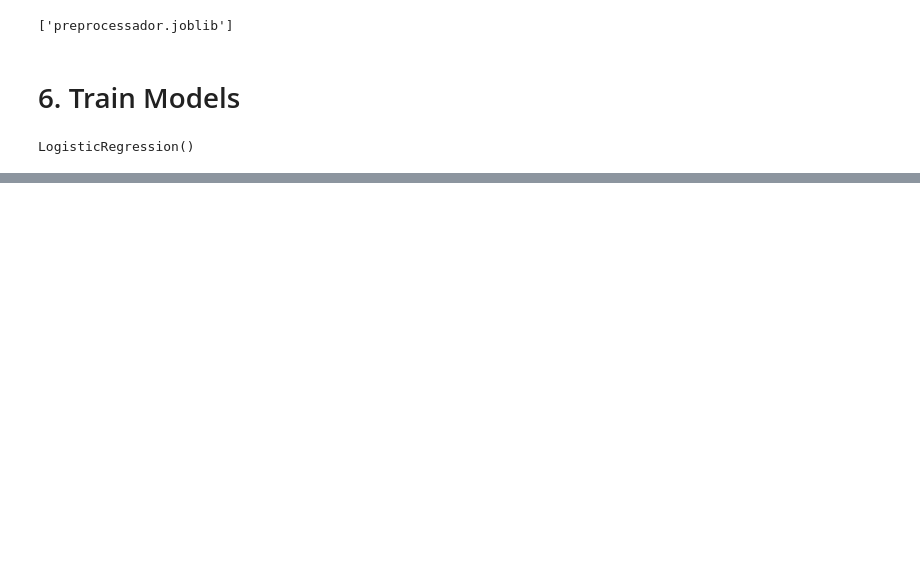
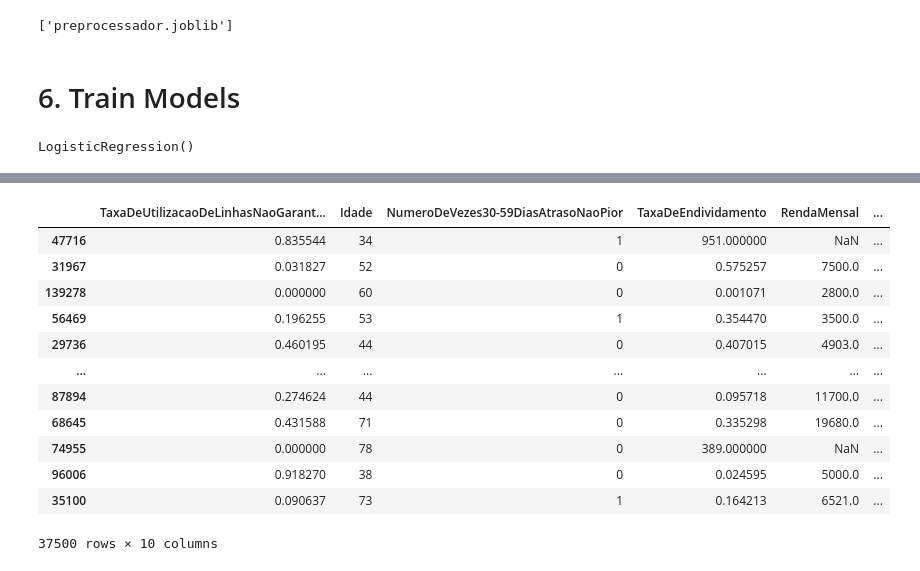
Before and after one commit to FernandoNast/curso_mlflow, a Jupyter notebook: segunda_etapa/notebooks/segundo_notebook.ipynb, the cells around one changed output, grey strips where cells are left out. Saved outputs shown, nothing was run; the diff lists cells and outputs as text; code cells hidden in the pictures; blank space fills up the shorter version.

```diff
--- a/segunda_etapa/notebooks/segundo_notebook.ipynb
+++ b/segunda_etapa/notebooks/segundo_notebook.ipynb
@@ -271,0 +313,16 @@ NameError: name 'y_train_pred' is not defined
+# %%
+X_valid
+# %% [output]
+|  | TaxaDeUtilizacaoDeLinhasNaoGarant... | Idade | NumeroDeVezes30-59DiasAtrasoNaoPior | TaxaDeEndividamento | RendaMensal | ... |
+| 47716 | 0.835544 | 34 | 1 | 951.000000 | NaN | ... |
+| 31967 | 0.031827 | 52 | 0 | 0.575257 | 7500.0 | ... |
+| 139278 | 0.000000 | 60 | 0 | 0.001071 | 2800.0 | ... |
+| 56469 | 0.196255 | 53 | 1 | 0.354470 | 3500.0 | ... |
+| 29736 | 0.460195 | 44 | 0 | 0.407015 | 4903.0 | ... |
+| ... | ... | ... | ... | ... | ... | ... |
+| 87894 | 0.274624 | 44 | 0 | 0.095718 | 11700.0 | ... |
+| 68645 | 0.431588 | 71 | 0 | 0.335298 | 19680.0 | ... |
+| 74955 | 0.000000 | 78 | 0 | 389.000000 | NaN | ... |
+| 96006 | 0.918270 | 38 | 0 | 0.024595 | 5000.0 | ... |
+| 35100 | 0.090637 | 73 | 1 | 0.164213 | 6521.0 | ... |
+37500 rows × 10 columns
```
Also changed, not shown: parts of 19 cells of this notebook, 2 other files.
